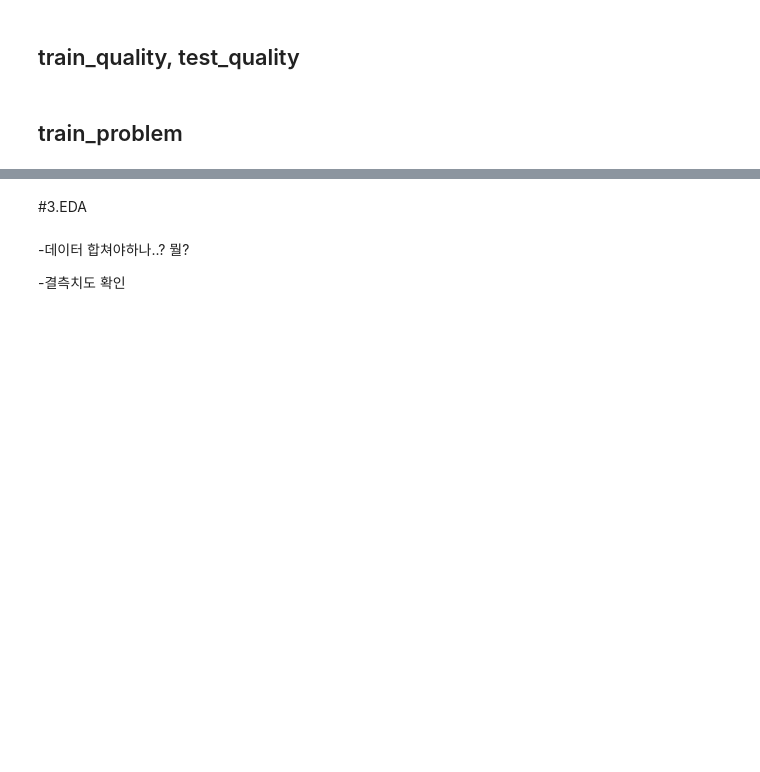
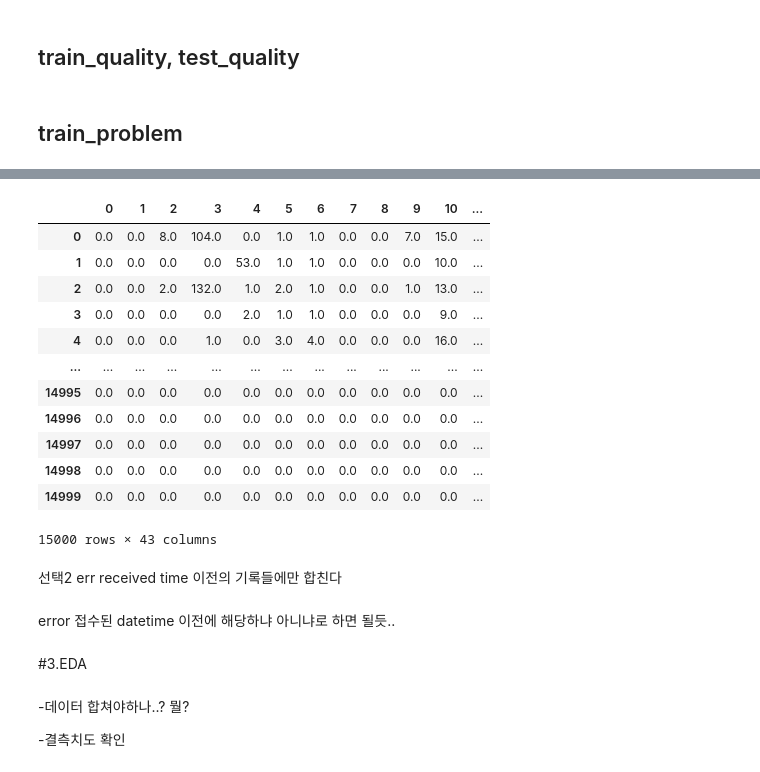
Before and after one commit to Datamin-D/Projects, a Jupyter notebook: [LG_data_con]_EDA_&_Model.ipynb, the cells around one changed output, grey strips where cells are left out. Saved outputs shown, nothing was run; the diff lists cells and outputs as text; code cells hidden in the pictures; blank space fills up the shorter version.

```diff
--- a/[LG_data_con]_EDA_&_Model.ipynb
+++ b/[LG_data_con]_EDA_&_Model.ipynb
@@ -95,8 +170,23 @@ test_quality['parsed_time'] = pd.to_datetime(test_quality['time'],format ='%Y%m%
 test_quality.drop(['time'],axis = 1,inplace = True)
 # %% [markdown]
 ##  train_problem
-# %%
-#time 컬럼 전처리
-train_problem['parsed_time'] = pd.to_datetime(train_problem['time'],format = "%Y%m%d%H%M%S")
-train_problem.drop(['time'],axis = 1,inplace = True)
-train_problem
+# %%
+#time 컬럼 전처리
+train_problem['err_received_time'] = pd.to_datetime(train_problem['time'],format = "%Y%m%d%H%M%S")
+train_problem.drop(['time'],axis = 1,inplace = True)
+train_problem
+
+#train_err 날짜 분해
+train_problem["year"] = train_problem["err_received_time"].dt.year
+train_problem["month"] = train_problem["err_received_time"].dt.month
+train_problem["day"] = train_problem["err_received_time"].dt.day
+train_problem["hour"] = train_problem["err_received_time"].dt.hour
+train_problem["minute"] = train_problem["err_received_time"].dt.minute
+train_problem["second"] = train_problem["err_received_time"].dt.second
+
+# dayofweek는 날짜에서 요일(월~일)을 가져오는 기능입니다.
+# 값은 0(월), 1(화), 2(수), 3(목), 4(금), 5(토), 6(일) 을 나타냅니다.
+train_err["datetime-dayofweek"] = train_err["err_received_time"].dt.dayofweek
+train_err
+
+#
@@ -103,3 +326,27 @@ train_problem
+# %%
+train = pd.DataFrame(data=error)
+train['problem'] = problem
+del error, problem
+# %%
+train
+# %% [output]
+|  | 0 | 1 | 2 | 3 | 4 | 5 | 6 | 7 | 8 | 9 | 10 | ... |
+| 0 | 0.0 | 0.0 | 8.0 | 104.0 | 0.0 | 1.0 | 1.0 | 0.0 | 0.0 | 7.0 | 15.0 | ... |
+| 1 | 0.0 | 0.0 | 0.0 | 0.0 | 53.0 | 1.0 | 1.0 | 0.0 | 0.0 | 0.0 | 10.0 | ... |
+| 2 | 0.0 | 0.0 | 2.0 | 132.0 | 1.0 | 2.0 | 1.0 | 0.0 | 0.0 | 1.0 | 13.0 | ... |
+| 3 | 0.0 | 0.0 | 0.0 | 0.0 | 2.0 | 1.0 | 1.0 | 0.0 | 0.0 | 0.0 | 9.0 | ... |
+| 4 | 0.0 | 0.0 | 0.0 | 1.0 | 0.0 | 3.0 | 4.0 | 0.0 | 0.0 | 0.0 | 16.0 | ... |
+| ... | ... | ... | ... | ... | ... | ... | ... | ... | ... | ... | ... | ... |
+| 14995 | 0.0 | 0.0 | 0.0 | 0.0 | 0.0 | 0.0 | 0.0 | 0.0 | 0.0 | 0.0 | 0.0 | ... |
+| 14996 | 0.0 | 0.0 | 0.0 | 0.0 | 0.0 | 0.0 | 0.0 | 0.0 | 0.0 | 0.0 | 0.0 | ... |
+| 14997 | 0.0 | 0.0 | 0.0 | 0.0 | 0.0 | 0.0 | 0.0 | 0.0 | 0.0 | 0.0 | 0.0 | ... |
+| 14998 | 0.0 | 0.0 | 0.0 | 0.0 | 0.0 | 0.0 | 0.0 | 0.0 | 0.0 | 0.0 | 0.0 | ... |
+| 14999 | 0.0 | 0.0 | 0.0 | 0.0 | 0.0 | 0.0 | 0.0 | 0.0 | 0.0 | 0.0 | 0.0 | ... |
+15000 rows × 43 columns
+# %% [markdown]
+선택2 err received time 이전의 기록들에만 합친다
+# %% [markdown]
+error 접수된 datetime 이전에 해당하냐 아니냐로 하면 될듯..
 # %% [markdown]
 #3.EDA
 # %% [markdown]
```
Also changed, not shown: parts of 65 cells of this notebook.
